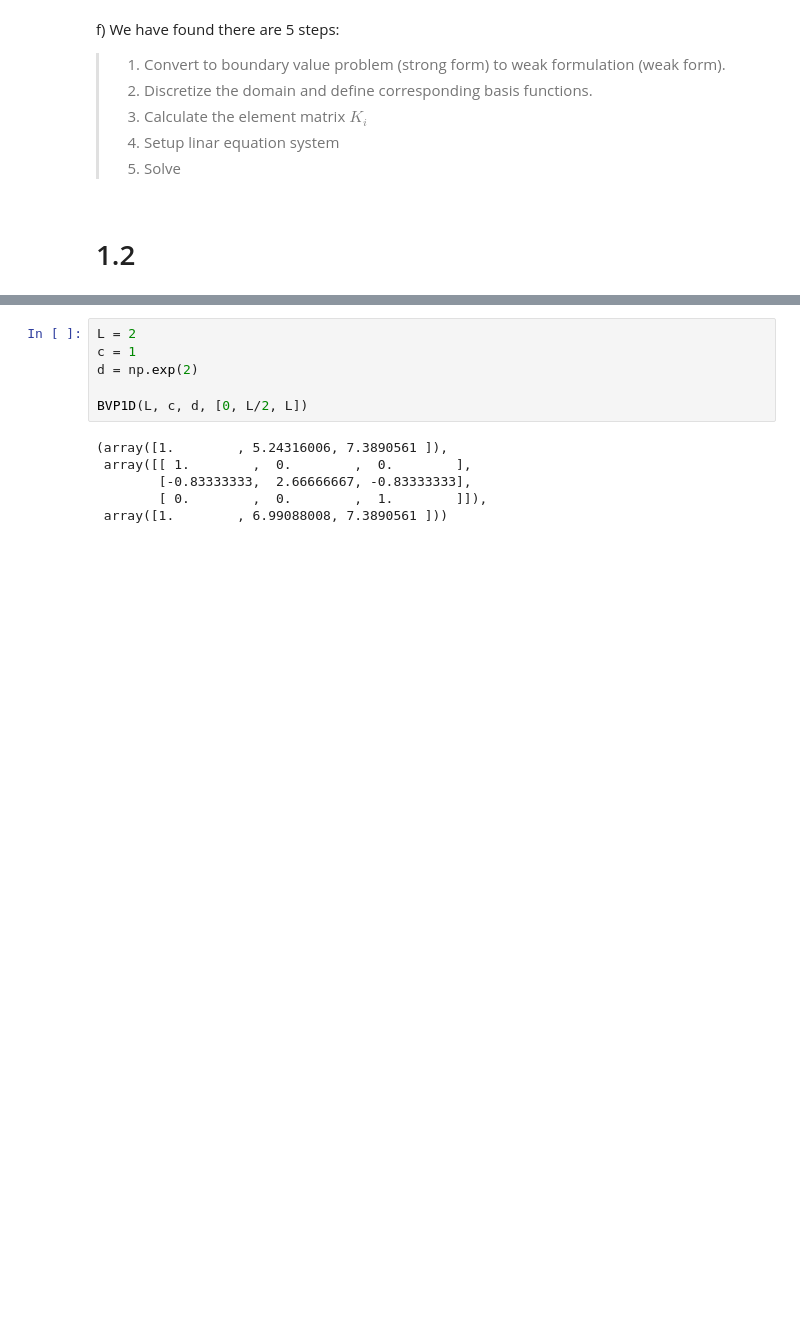
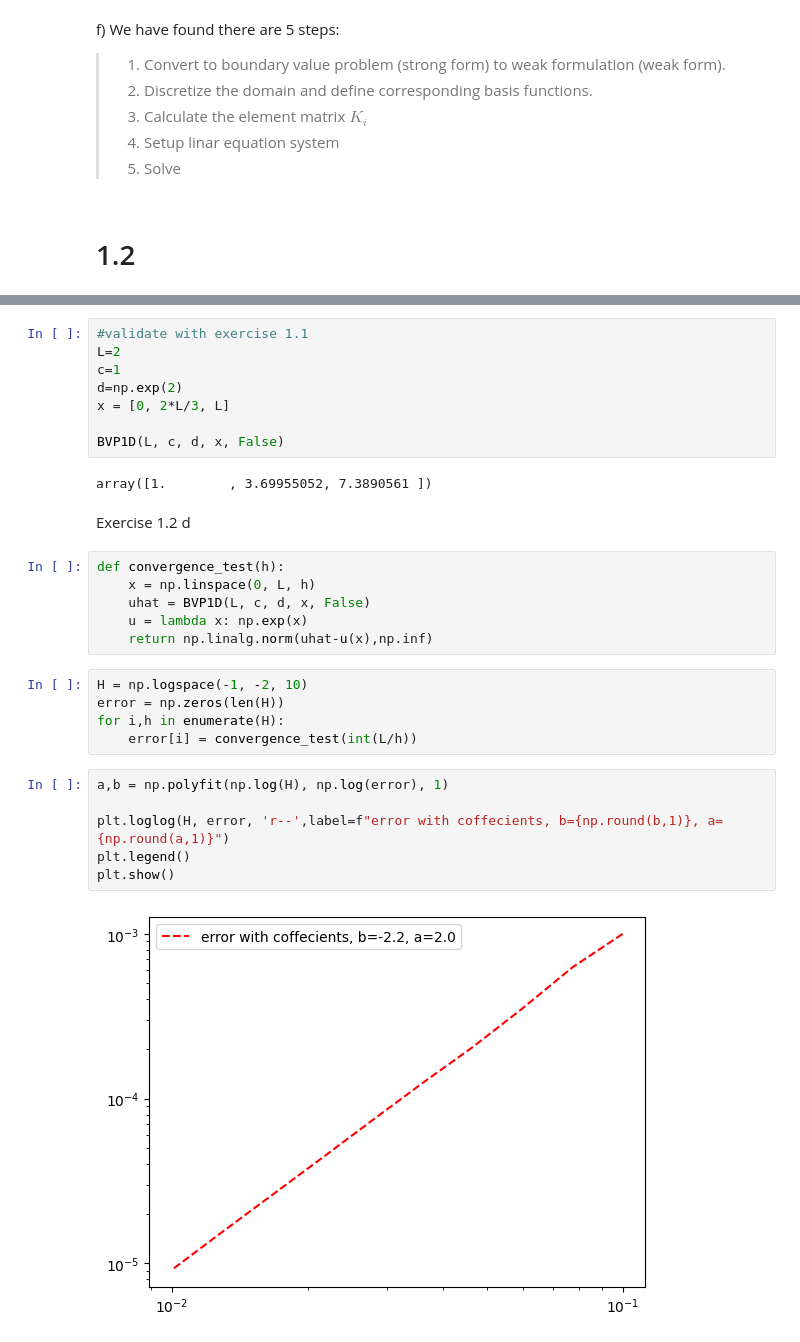
Before and after one commit to MarcusKNielsen/FEM, a Jupyter notebook: Assignment1.ipynb, the cells around one changed output, grey strips where cells are left out. Saved outputs shown, nothing was run; the diff lists cells and outputs as text; blank space fills up the shorter version.

```diff
--- a/Assignment1.ipynb
+++ b/Assignment1.ipynb
@@ -186,12 +196,31 @@ def BVP1D(L, c, d, x):
 # %%
-L = 2
-c = 1
-d = np.exp(2)
+#validate with exercise 1.1
+L=2
+c=1
+d=np.exp(2)
+x = [0, 2*L/3, L]
 
-BVP1D(L, c, d, [0, L/2, L])
+BVP1D(L, c, d, x, False)
 # %% [output]
-(array([1.        , 5.24316006, 7.3890561 ]),
- array([[ 1.        ,  0.        ,  0.        ],
-        [-0.83333333,  2.66666667, -0.83333333],
-        [ 0.        ,  0.        ,  1.        ]]),
- array([1.        , 6.99088008, 7.3890561 ]))
+array([1.        , 3.69955052, 7.3890561 ])
+# %% [markdown]
+Exercise 1.2 d
+# %%
+def convergence_test(h):
+    x = np.linspace(0, L, h)
+    uhat = BVP1D(L, c, d, x, False)
+    u = lambda x: np.exp(x)
+    return np.linalg.norm(uhat-u(x),np.inf)
+# %%
+H = np.logspace(-1, -2, 10)
+error = np.zeros(len(H))
+for i,h in enumerate(H):
+    error[i] = convergence_test(int(L/h))
+# %%
+a,b = np.polyfit(np.log(H), np.log(error), 1)
+
+plt.loglog(H, error, 'r--',label=f"error with coffecients, b={np.round(b,1)}, a={np.round(a,1)}")
+plt.legend()
+plt.show()
+# %% [output]
+[figure, added]
```
Also changed, not shown: parts of 2 cells of this notebook.
